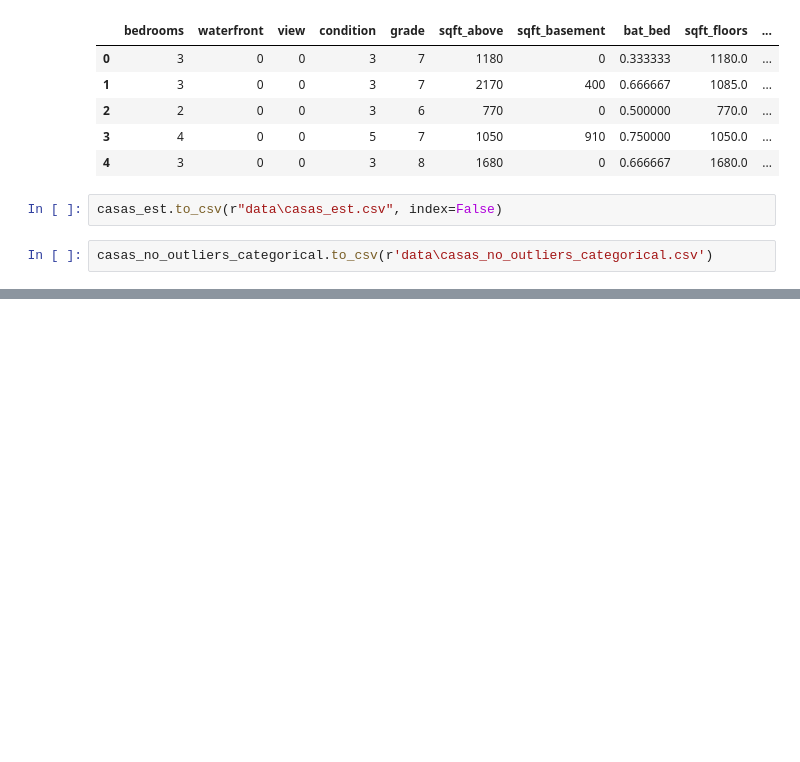
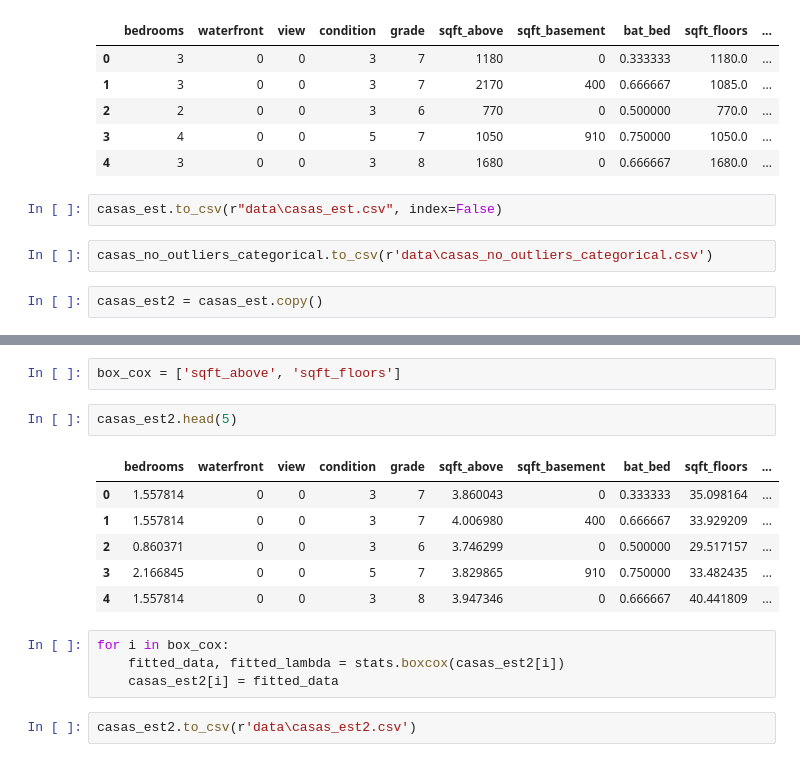
Before and after one commit to Origamologo/Washington-washing-and-prediction, a Jupyter notebook: casas_categorical.ipynb, the cells around one changed output, grey strips where cells are left out. Drawn from its saved outputs; the diff is of its cells as text; blank space fills up the shorter version.

```diff
--- a/casas_categorical.ipynb
+++ b/casas_categorical.ipynb
@@ -147,3 +147,5 @@ casas_est.head(5)
 casas_est.to_csv(r"data\casas_est.csv", index=False)
 # %%
 casas_no_outliers_categorical.to_csv(r'data\casas_no_outliers_categorical.csv')
+# %%
+casas_est2 = casas_est.copy()
@@ -149,0 +161,17 @@ casas_no_outliers_categorical.to_csv(r'data\casas_no_outliers_categorical.csv')
+# %%
+box_cox = ['sqft_above', 'sqft_floors']
+# %%
+casas_est2.head(5)
+# %% [output]
+|  | bedrooms | waterfront | view | condition | grade | sqft_above | sqft_basement | bat_bed | sqft_floors | ... |
+| 0 | 1.557814 | 0 | 0 | 3 | 7 | 3.860043 | 0 | 0.333333 | 35.098164 | ... |
+| 1 | 1.557814 | 0 | 0 | 3 | 7 | 4.006980 | 400 | 0.666667 | 33.929209 | ... |
+| 2 | 0.860371 | 0 | 0 | 3 | 6 | 3.746299 | 0 | 0.500000 | 29.517157 | ... |
+| 3 | 2.166845 | 0 | 0 | 5 | 7 | 3.829865 | 910 | 0.750000 | 33.482435 | ... |
+| 4 | 1.557814 | 0 | 0 | 3 | 8 | 3.947346 | 0 | 0.666667 | 40.441809 | ... |
+# %%
+for i in box_cox:
+    fitted_data, fitted_lambda = stats.boxcox(casas_est2[i])
+    casas_est2[i] = fitted_data
+# %%
+casas_est2.to_csv(r'data\casas_est2.csv')
```
Also changed, not shown: parts of 1 cell of this notebook, 2 other files.
